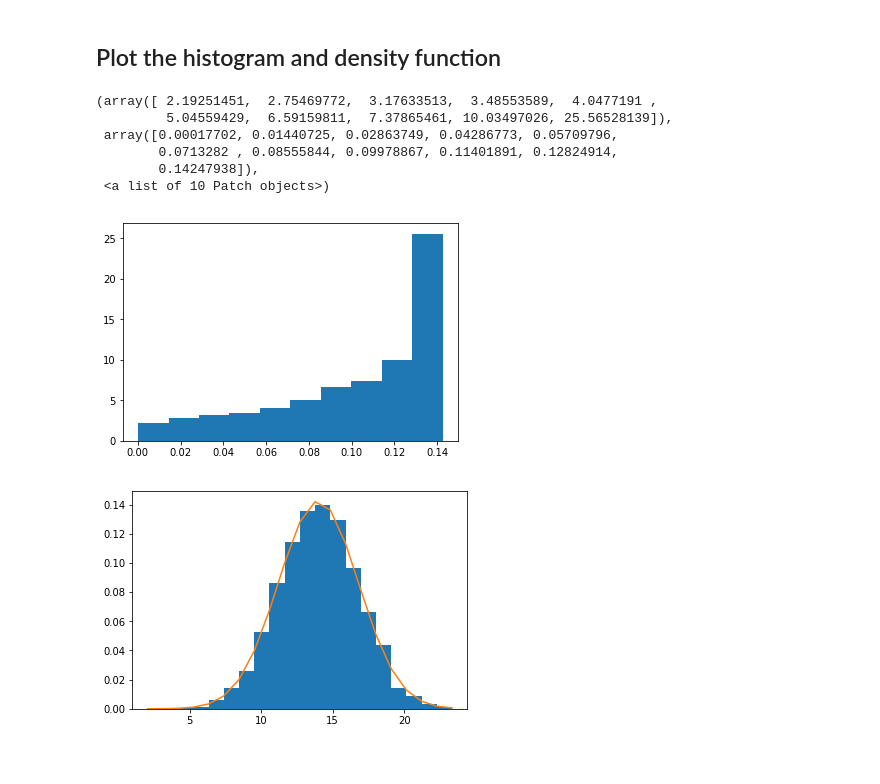
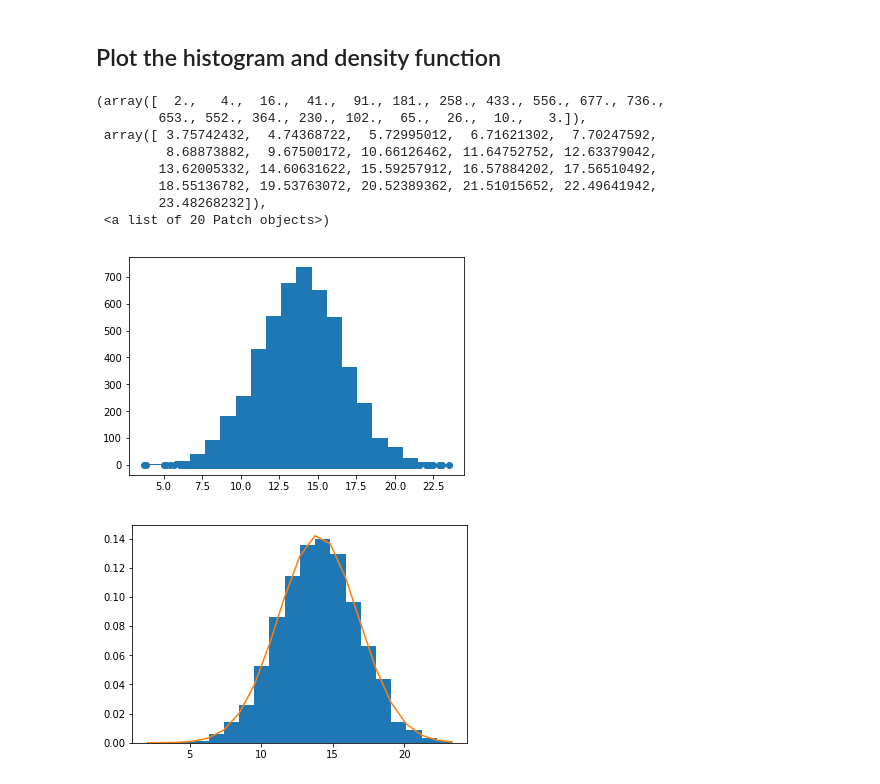
Before and after one commit to ortsed/dsc-normal-distribution-lab-dc-ds-career-042219, a Jupyter notebook: index.ipynb, the cells around one changed output. Drawn from its saved outputs; the diff is of its cells as text; code cells hidden in the pictures.

```diff
--- a/index.ipynb
+++ b/index.ipynb
@@ -60,16 +60,18 @@ density = [dens(x) for x in nrm]
 # %% [markdown]
 ## Plot the histogram and density function
 # %%
-#plt.scatter(nrm, density)
+plt.scatter(nrm, density)
 plt.hist(nrm, bins=20)
 # %% [output]
-(array([ 2.19251451,  2.75469772,  3.17633513,  3.48553589,  4.0477191 ,
-         5.04559429,  6.59159811,  7.37865461, 10.03497026, 25.56528139]),
- array([0.00017702, 0.01440725, 0.02863749, 0.04286773, 0.05709796,
-        0.0713282 , 0.08555844, 0.09978867, 0.11401891, 0.12824914,
-        0.14247938]),
- <a list of 10 Patch objects>)
+(array([  2.,   4.,  16.,  41.,  91., 181., 258., 433., 556., 677., 736.,
+        653., 552., 364., 230., 102.,  65.,  26.,  10.,   3.]),
+ array([ 3.75742432,  4.74368722,  5.72995012,  6.71621302,  7.70247592,
+         8.68873882,  9.67500172, 10.66126462, 11.64752752, 12.63379042,
+        13.62005332, 14.60631622, 15.59257912, 16.57884202, 17.56510492,
+        18.55136782, 19.53763072, 20.52389362, 21.51015652, 22.49641942,
+        23.48268232]),
+ <a list of 20 Patch objects>)
-[figure, old version]
+[figure, new version]
 # %%
 # Plot histogram along with the density function
 # %% [output]
```
